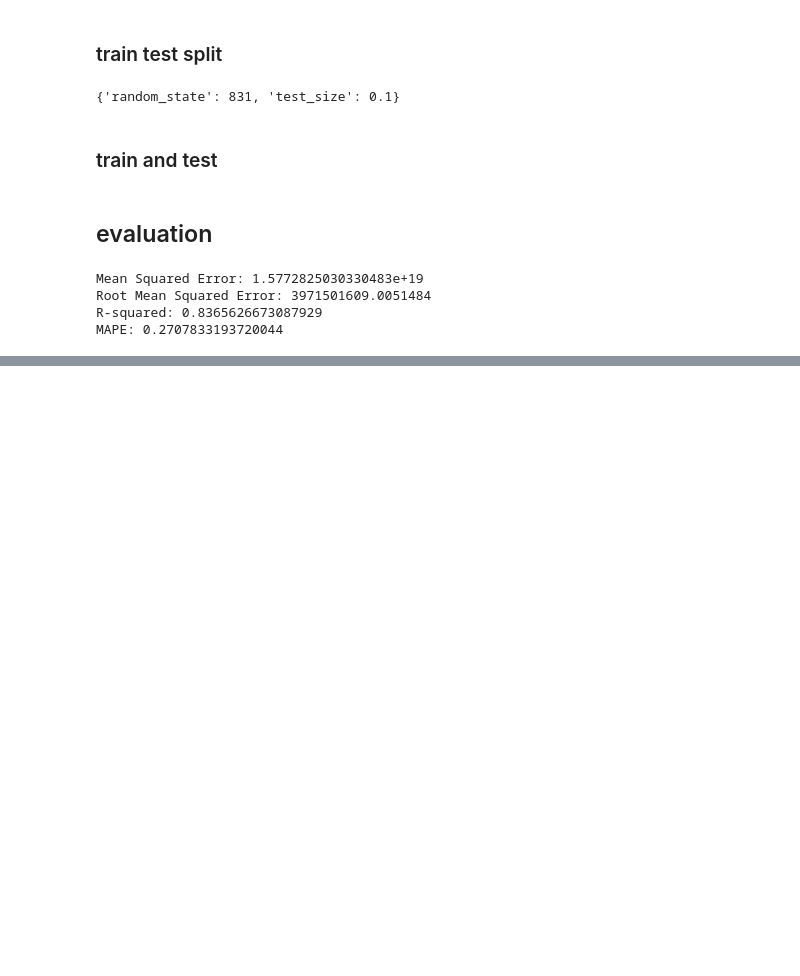
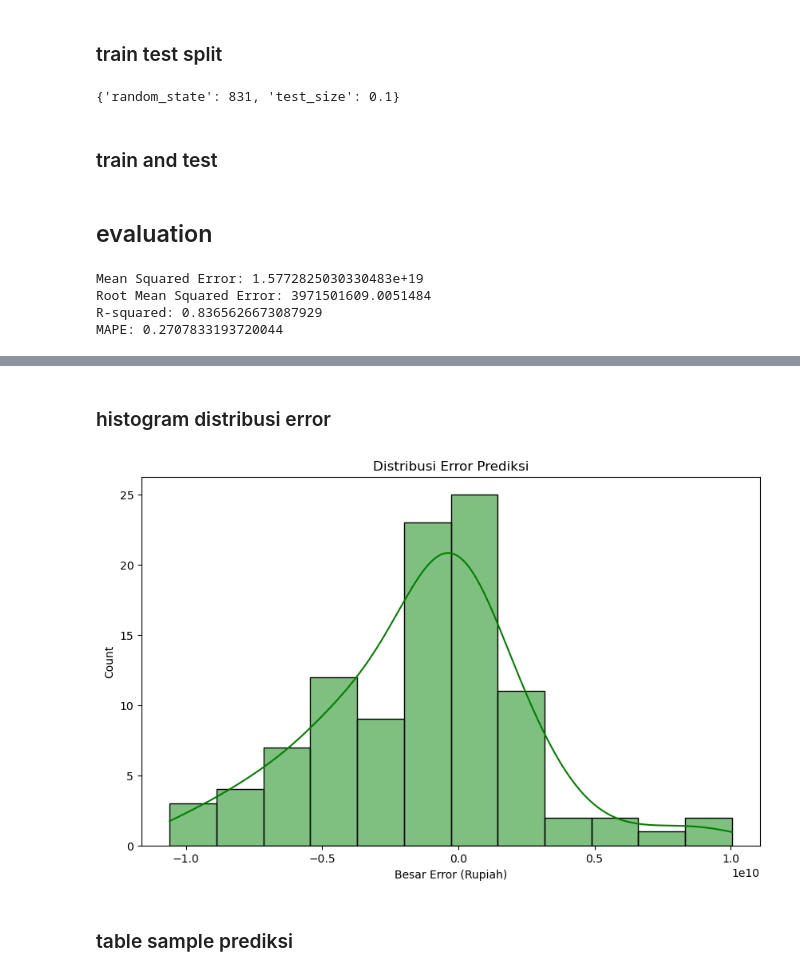
Before and after one commit to Dimassaputra5/Metode-Numerik, a Jupyter notebook: code/code.ipynb, the cells around one changed output, grey strips where cells are left out. Drawn from its saved outputs; the diff is of its cells as text; code cells hidden in the pictures; blank space fills up the shorter version.

```diff
--- a/code/code.ipynb
+++ b/code/code.ipynb
@@ -272,0 +312,13 @@ MAPE: 0.2707833193720044
+# %% [markdown]
+### histogram distribusi error
+# %%
+plt.figure(figsize=(10, 6))
+sns.histplot(residuals, kde=True, color='green')
+plt.title('Distribusi Error Prediksi')
+plt.xlabel('Besar Error (Rupiah)')
+plt.show()
+# plt.savefig('distribusi_error_prediksi.png')
+# %% [output]
+[figure, added]
+# %% [markdown]
+### table sample prediksi
```
Also changed, not shown: parts of 6 cells of this notebook, 9 other files.
